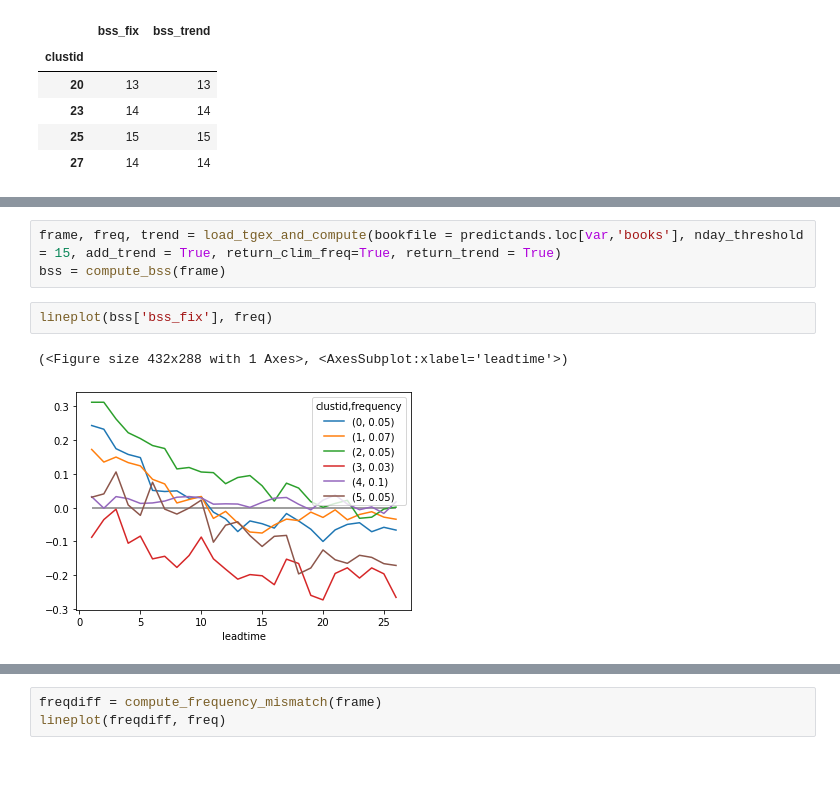
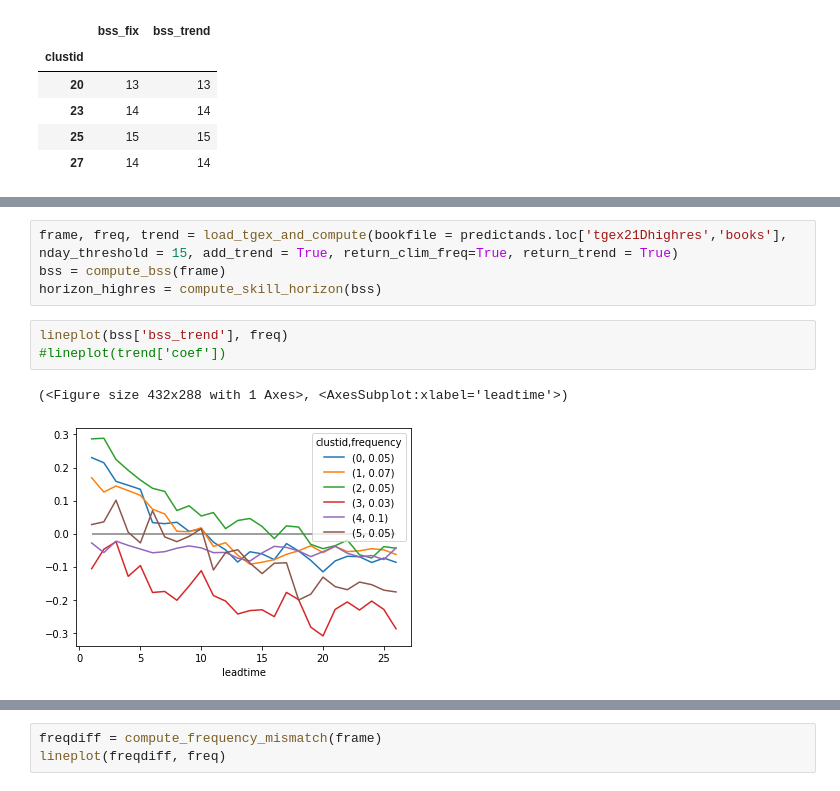
Before and after one commit to chiemvs/SubSeas, a Jupyter notebook: Predictands.ipynb, the cells around one changed output, grey strips where cells are left out. Drawn from its saved outputs; the diff is of its cells as text.

```diff
--- a/Check_hotdays.ipynb
+++ b/Predictands.ipynb
@@ -349,8 +352,10 @@ Lowres exceedence versus highres exceedence. Highres exceedence actually gives a
 # %%
-frame, freq, trend = load_tgex_and_compute(bookfile = predictands.loc[var,'books'], nday_threshold = 15, add_trend = True, return_clim_freq=True, return_trend = True)
+frame, freq, trend = load_tgex_and_compute(bookfile = predictands.loc['tgex21Dhighres','books'], nday_threshold = 15, add_trend = True, return_clim_freq=True, return_trend = True)
 bss = compute_bss(frame)
+horizon_highres = compute_skill_horizon(bss)
 # %%
-lineplot(bss['bss_fix'], freq)
+lineplot(bss['bss_trend'], freq)
+#lineplot(trend['coef'])
 # %% [output]
 (<Figure size 432x288 with 1 Axes>, <AxesSubplot:xlabel='leadtime'>)
-[figure, old version]
+[figure, new version]
```
Also changed, not shown: parts of 48 cells of this notebook, 2 other files.
